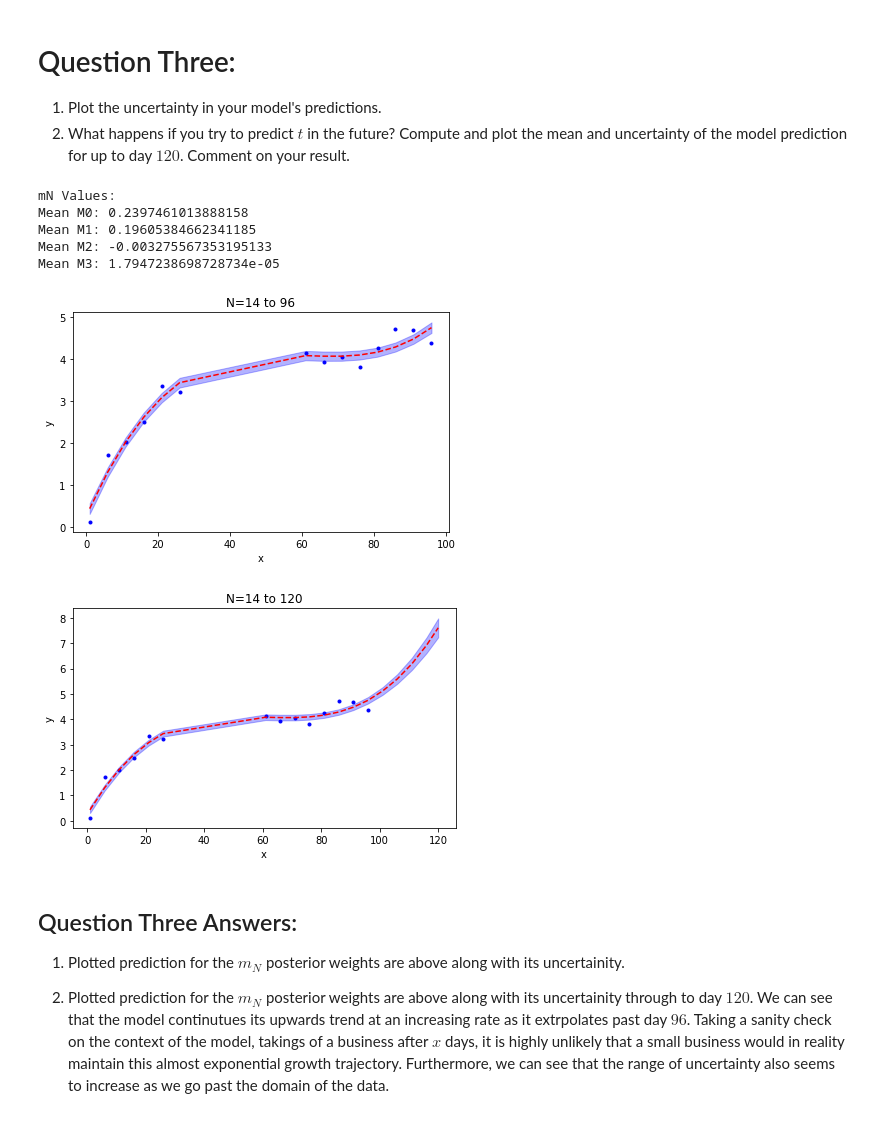
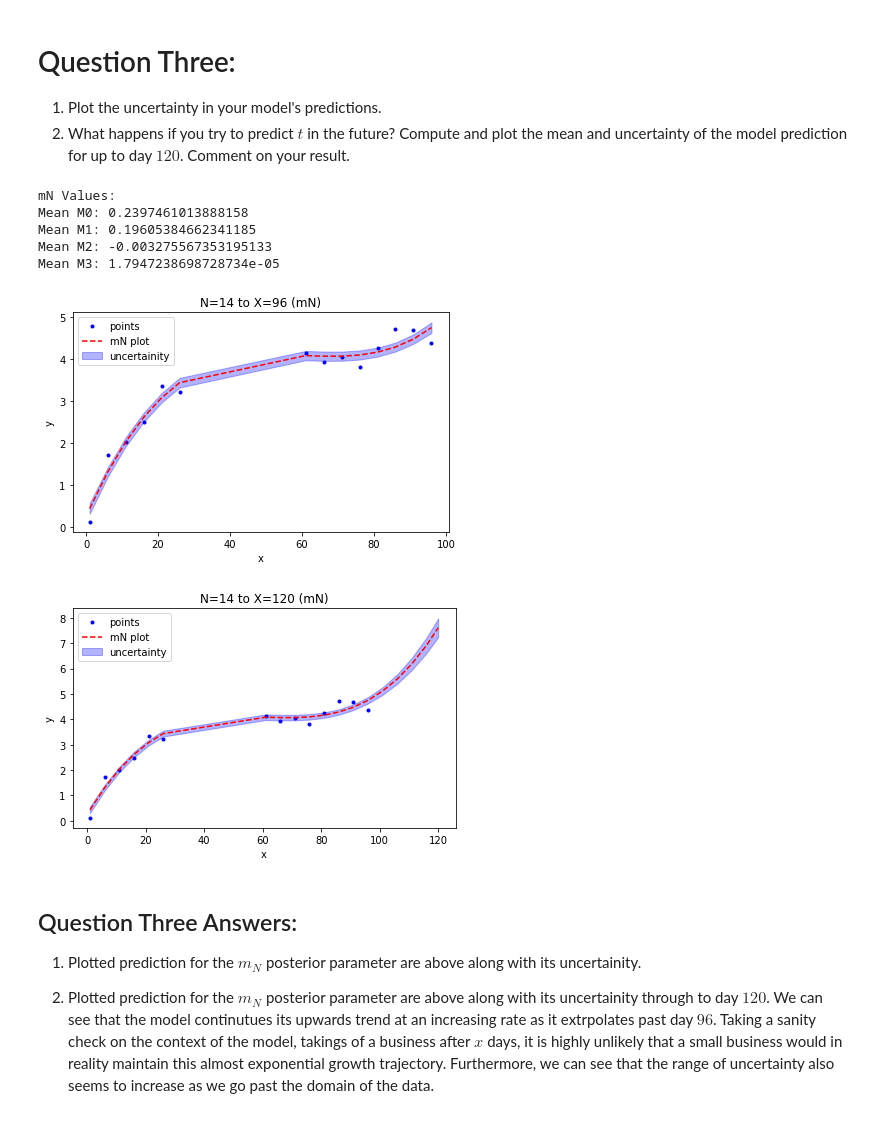
Before and after one commit to palvindersander/machine-learning-uni, a Jupyter notebook: regression 1/assignment1.ipynb, the cells around one changed output. Cells and saved outputs as stored; diff of their text form; code cells hidden in the pictures.

```diff
--- a/regression 1/assignment1.ipynb
+++ b/regression 1/assignment1.ipynb
@@ -386,51 +393,77 @@ for i, npts in enumerate([14]):
 
     # Plot mean uncertainity for data
     plt.figure()
-    plt.plot(np.squeeze(xsample), np.squeeze(tsample), 'b.')
+    plt.plot(np.squeeze(xsample), np.squeeze(tsample), 'b.',  label='points')
     y = np.matmul(Phi, mN)
-    plt.plot(x.flatten(), y, 'r--')
-    plt.fill_between(x.flatten(), y-np.sqrt(sigmasq), y+np.sqrt(sigmasq), color='blue', alpha=0.3)
+    plt.plot(x.flatten(), y, 'r--',  label='mN plot')
+    plt.fill_between(x.flatten(), y-np.sqrt(sigmasq), y+np.sqrt(sigmasq), color='blue', alpha=0.3,  label='uncertainity')
     plt.xlabel('x')
     plt.ylabel('y')
-    plt.title(f'N={npts} to 96')
+    plt.title(f'N={npts} to X=96 (mN)')
+    plt.legend()
     plt.tight_layout()
+
+    '''# Plot MLE uncertainity for data up to 96 days
+    plt.figure()
+    plt.plot(np.squeeze(xsample), np.squeeze(tsample), 'b.', label='points')
+    y = np.matmul(Phi, w)
+    plt.plot(x.flatten(), y, 'r--', label='plot MLE')
+    plt.fill_between(x.flatten(), y-np.sqrt(sigmasq), y+np.sqrt(sigmasq), color='green', alpha=0.3, label='uncertainty')
+    plt.xlabel('x')
+    plt.ylabel('y')
+    plt.title(f'N={npts} to X=120 (MLE)')
+    plt.legend()
+    plt.tight_layout()'''
 
     # Create model for up to 121 days
     all_days = np.array(sorted([i for i in x.flatten()] + [101.0, 106.0, 111.0, 116.0, 120.0]))
     all_days_hiPhi = np.array([pow(all_days, j) for j in range(0, 3+1)]).transpose()
 
     # Computer variance squared over 121 days
     sigmasq = (1/beta) + np.diag(np.matmul(all_days_hiPhi, np.matmul(SN, all_days_hiPhi.T)))
 
     # Plot mean uncertainity for data up to 121 days
     plt.figure()
-    plt.plot(np.squeeze(xsample), np.squeeze(tsample), 'b.')
+    plt.plot(np.squeeze(xsample), np.squeeze(tsample), 'b.', label='points')
     y = np.matmul(all_days_hiPhi, mN)
-    plt.plot(all_days, y, 'r--')
-    plt.fill_between(all_days, y-np.sqrt(sigmasq), y+np.sqrt(sigmasq), color='blue', alpha=0.3)
+    plt.plot(all_days, y, 'r--',  label='mN plot')
+    plt.fill_between(all_days, y-np.sqrt(sigmasq), y+np.sqrt(sigmasq), color='blue', alpha=0.3,  label='uncertainty')
     plt.xlabel('x')
     plt.ylabel('y')
-    plt.title(f'N={npts} to 120')
+    plt.title(f'N={npts} to X=120 (mN)')
+    plt.legend()
     plt.tight_layout()
+
+    '''# Plot MLE uncertainity for data up to 121 days
+    plt.figure()
+    plt.plot(np.squeeze(xsample), np.squeeze(tsample), 'b.', label='points')
+    y = np.matmul(all_days_hiPhi, w)
+    plt.plot(all_days, y, 'r--', label='plot MLE')
+    plt.fill_between(all_days, y-np.sqrt(sigmasq), y+np.sqrt(sigmasq), color='green', alpha=0.3, label='uncertainty')
+    plt.xlabel('x')
+    plt.ylabel('y')
+    plt.title(f'N={npts} to X=120 (MLE)')
+    plt.legend()
+    plt.tight_layout()'''
 
     # Print mN weights
     print("mN Values:")
     for i, v in enumerate(mN):
         print(f"Mean M{str(i)}: {v}")
 # %% [output]
 mN Values:
 Mean M0: 0.2397461013888158
 Mean M1: 0.19605384662341185
 Mean M2: -0.003275567353195133
 Mean M3: 1.7947238698728734e-05
-[figure, old version]
+[figure, new version]
-[figure, old version]
+[figure, new version]
 # %% [markdown]
 ## Question Three Answers:
 
 1.
-    Plotted prediction for the $m_{N}$ posterior weights are above along with its uncertainity.
+    Plotted prediction for the $m_{N}$ posterior parameter are above along with its uncertainity.
 
 2.
-    Plotted prediction for the $m_{N}$ posterior weights are above along with its uncertainity through to day $120$.
+    Plotted prediction for the $m_{N}$ posterior parameter are above along with its uncertainity through to day $120$.
     We can see that the model continutues its upwards trend at an increasing rate as it extrpolates past day $96$. Taking a sanity check on the context of the model, takings of a business after $x$ days, it is highly unlikely that a small business would in reality maintain this almost exponential growth trajectory. Furthermore, we can see that the range of uncertainty also seems to increase as we go past the domain of the data.
```
Also changed, not shown: parts of 2 cells of this notebook.
